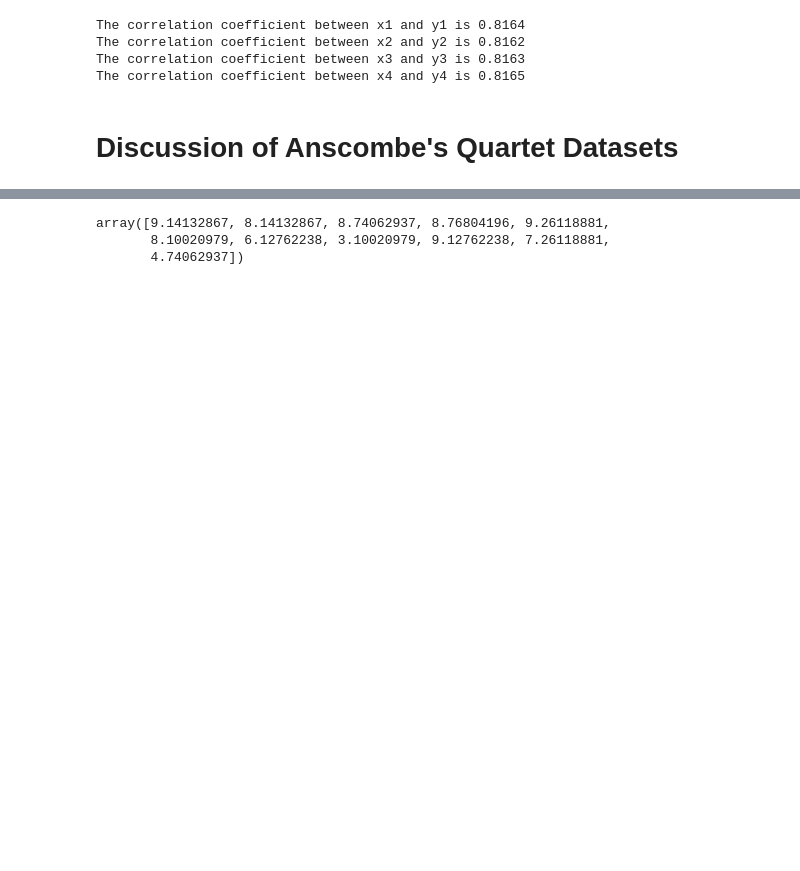
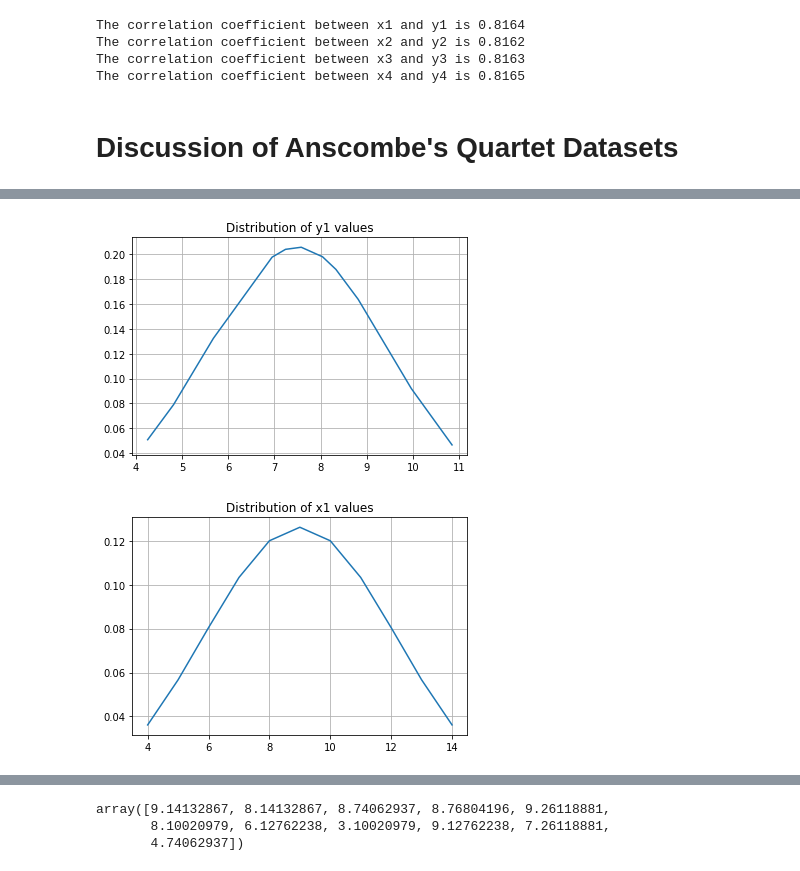
Before and after one commit to healyshane/fundamentals_of_data_analysis-practical_assignment, a Jupyter notebook: Fundamentals of Data Analysis_Assignment.ipynb, the cells around one changed output, grey strips where cells are left out. Cells and saved outputs as stored; diff of their text form; code cells hidden in the pictures; blank space fills up the shorter version.

```diff
--- a/Fundamentals of Data Analysis_Assignment.ipynb
+++ b/Fundamentals of Data Analysis_Assignment.ipynb
@@ -228,0 +262,32 @@ However, when plotted, these four data sets differ from one another greatly.
+# %%
+import scipy.stats as stats
+# Setting up parameters for y1 values
+y1norm = list(y1) # list() used to prevent reference of same object.
+y1norm.sort()
+y1mean = np.mean(y1norm)
+y1std = np.std(y1norm)
+
+# Plot to visualise distribution of y1 values
+pdf = stats.norm.pdf(y1norm, y1mean, y1std)
+plt.title("Distribution of y1 values")
+plt.plot(y1norm, pdf)
+plt.grid(True)
+plt.show()
+
+
+
+# Setting up parameters for x1 values
+x1norm = list(x1) # list() used to prevent reference of same object.
+x1norm.sort()
+x1mean = np.mean(x1norm)
+x1std = np.std(x1norm)
+
+# Plot to visualise distribution of y1 values
+pdf = stats.norm.pdf(x1norm, x1mean, x1std)
+plt.title("Distribution of x1 values")
+plt.plot(x1norm, pdf)
+plt.grid(True)
+plt.show()
+# %% [output]
+[figure, added]
+[figure, added]
```
Also changed, not shown: parts of 30 cells of this notebook.
